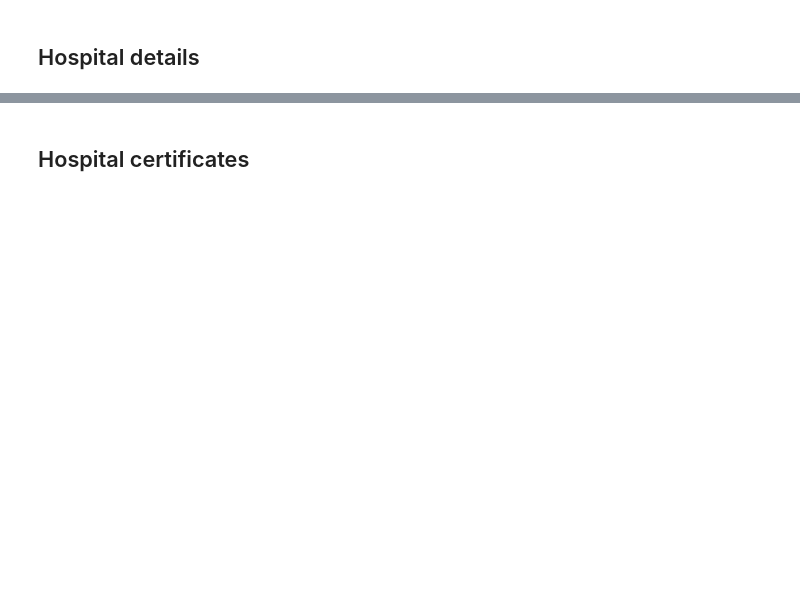
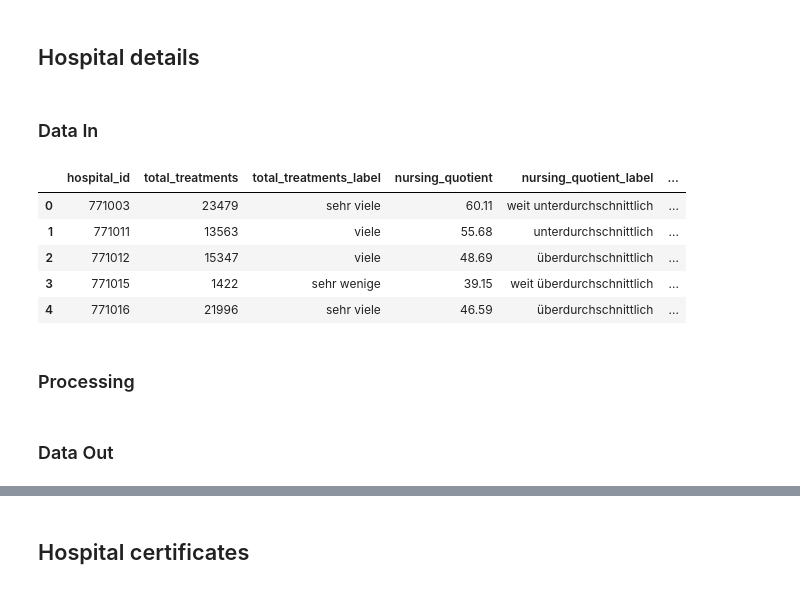
Before and after one commit to tobiasuihlein/hospital_register, a Jupyter notebook: notebooks/prepare_data_for_database.ipynb, the cells around one changed output, grey strips where cells are left out. Drawn from its saved outputs; the diff is of its cells as text; code cells hidden in the pictures; blank space fills up the shorter version.

```diff
--- a/notebooks/prepare_data_for_database.ipynb
+++ b/notebooks/prepare_data_for_database.ipynb
@@ -4,5 +12,17 @@ import numpy as np
 # %% [markdown]
 ## Hospital details
+# %% [markdown]
+### Data In
 # %%
 # load details data
-df_hospital_details = pd.read_csv('../data/in/staging/atlas_details.csv')
+df_hospital_details = pd.read_csv('../data/in/staging/atlas_details.csv', dtype={'hospital_id': str, 'nursing_count': str})
+df_hospital_details.head()
+# %% [output]
+|  | hospital_id | total_treatments | total_treatments_label | nursing_quotient | nursing_quotient_label | ... |
+| 0 | 771003 | 23479 | sehr viele | 60.11 | weit unterdurchschnittlich | ... |
+| 1 | 771011 | 13563 | viele | 55.68 | unterdurchschnittlich | ... |
+| 2 | 771012 | 15347 | viele | 48.69 | überdurchschnittlich | ... |
+| 3 | 771015 | 1422 | sehr wenige | 39.15 | weit überdurchschnittlich | ... |
+| 4 | 771016 | 21996 | sehr viele | 46.59 | überdurchschnittlich | ... |
+# %% [markdown]
+### Processing
@@ -41,0 +88,2 @@ df_hospital_details.to_csv('../data/db_csv/hospital_details.csv', index=False)
+# %% [markdown]
+### Data Out
```
Also changed, not shown: parts of 56 cells of this notebook, 20 other files.
